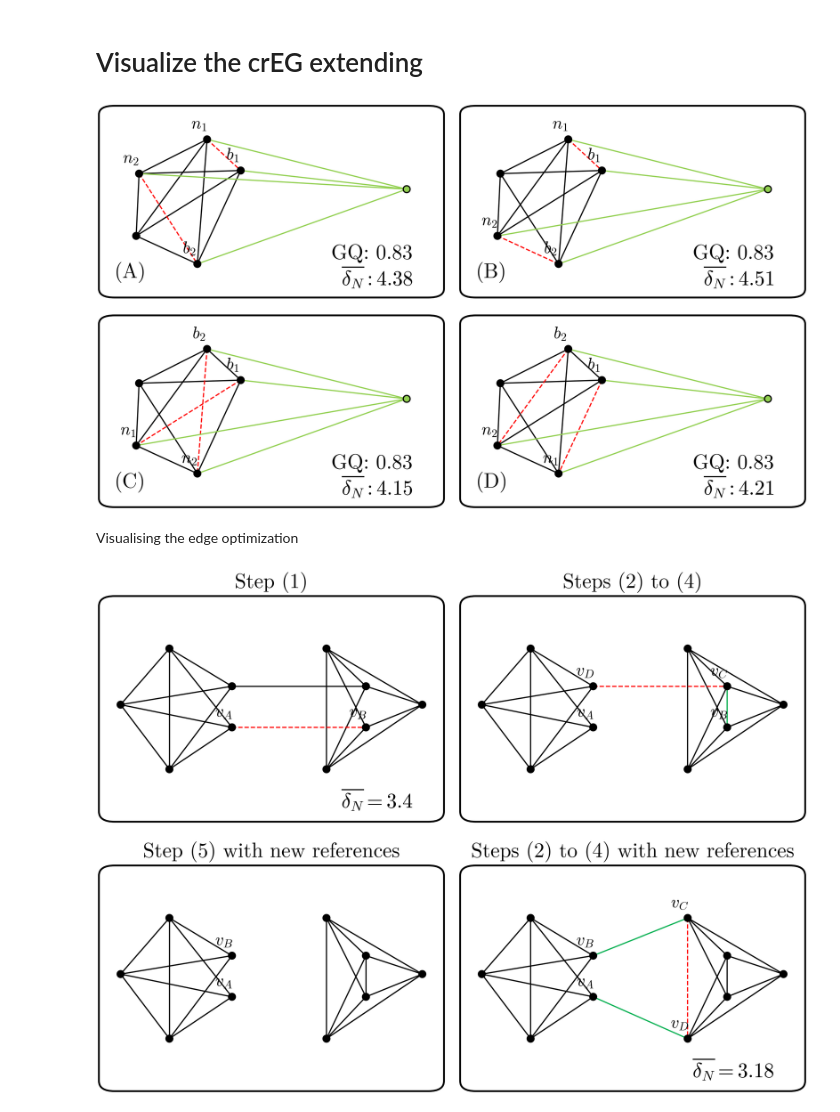
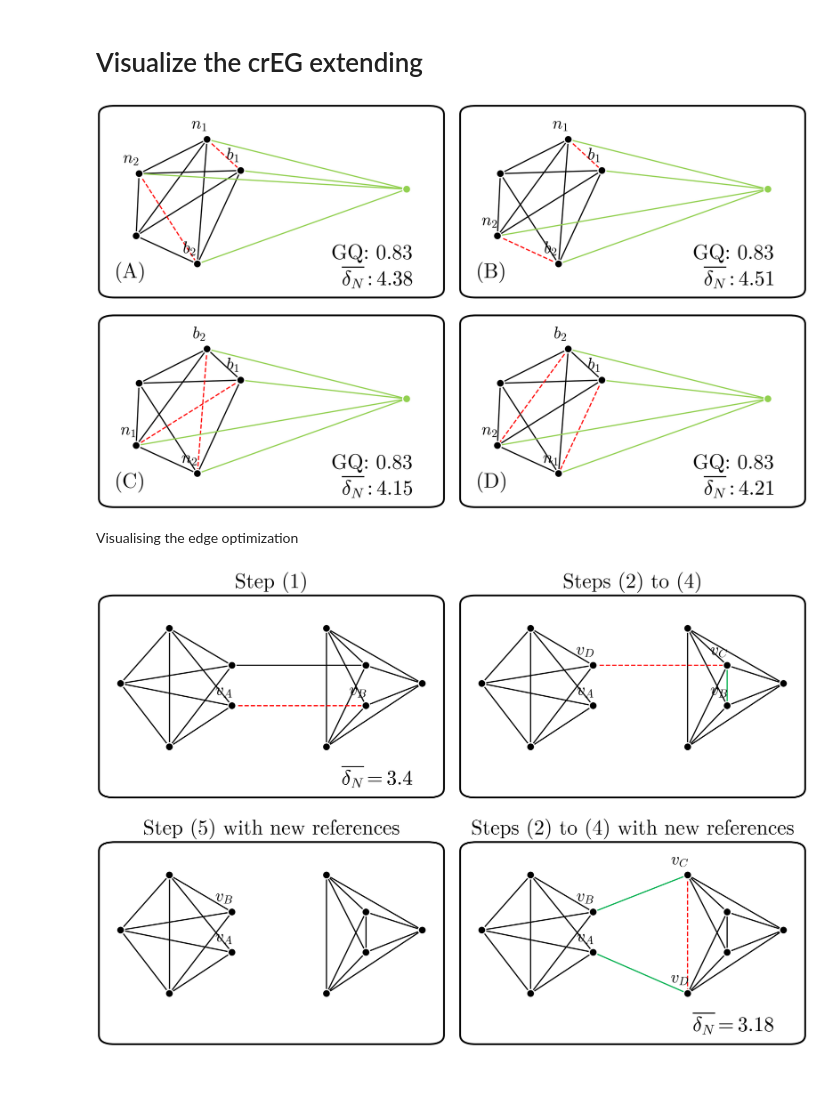
Before and after one commit to Neiko2002/2d-graph, a Jupyter notebook: phd_figures.ipynb, the cells around one changed output. Saved outputs shown, nothing was run; the diff lists cells and outputs as text; code cells hidden in the pictures; blank space fills up the shorter version.

```diff
--- a/phd_figures.ipynb
+++ b/phd_figures.ipynb
@@ -320,11 +322,12 @@ plot_graphs(
     graphs=all_graphs,
     bg_color="white",
     text_color="black",
+    vertex_border_color="white",
     vertex_label_size=42,
     annotation_size=52,
     title_size=52,
     title_position="bottom-left",
-    marker_size=300,
+    marker_size=400,
     border_color="black",
     border_padding_y=20,
     edge_width=3,
@@ -332,7 +335,7 @@ plot_graphs(
     save_file="crEG_add_vertex_example.pdf",
 )
 # %% [output]
-[figure, old version]
+[figure, new version]
 # %% [markdown]
  Visualising the edge optimization
 # %%
@@ -521,33 +524,34 @@ def build_graph_step2_4_new():
         title="Steps (2) to (4) with new references",
         vertices=vertices,
         edges=edges,
         annotations=[r"$\overline{{\delta_N}}=3.18$"],
     )
 
 # --------------------------------------------------------------------
 # Generate and plot all four graphs
 # --------------------------------------------------------------------
 all_graphs = [
     build_graph_step1(),
     build_graph_step2_4(),
     build_graph_step5(),
     build_graph_step2_4_new(),
 ]
 
 plot_graphs(
     graphs=all_graphs,
     bg_color="white",
     text_color="black",
+    vertex_border_color="white",
     vertex_label_size=42,
     annotation_size=52,
     title_size=52,
     title_position="top-center",
-    marker_size=300,
+    marker_size=400,
     border_padding_x=2,
-    border_padding_y=35,
+    border_padding_y=[35, 20],
     edge_width=3,
     max_per_row=2,
     save_file="crEG_edge_optimization.pdf",
 )
 # %% [output]
-[figure, old version]
+[figure, new version]
```
Also changed, not shown: parts of 5 cells of this notebook, 2 other files.
